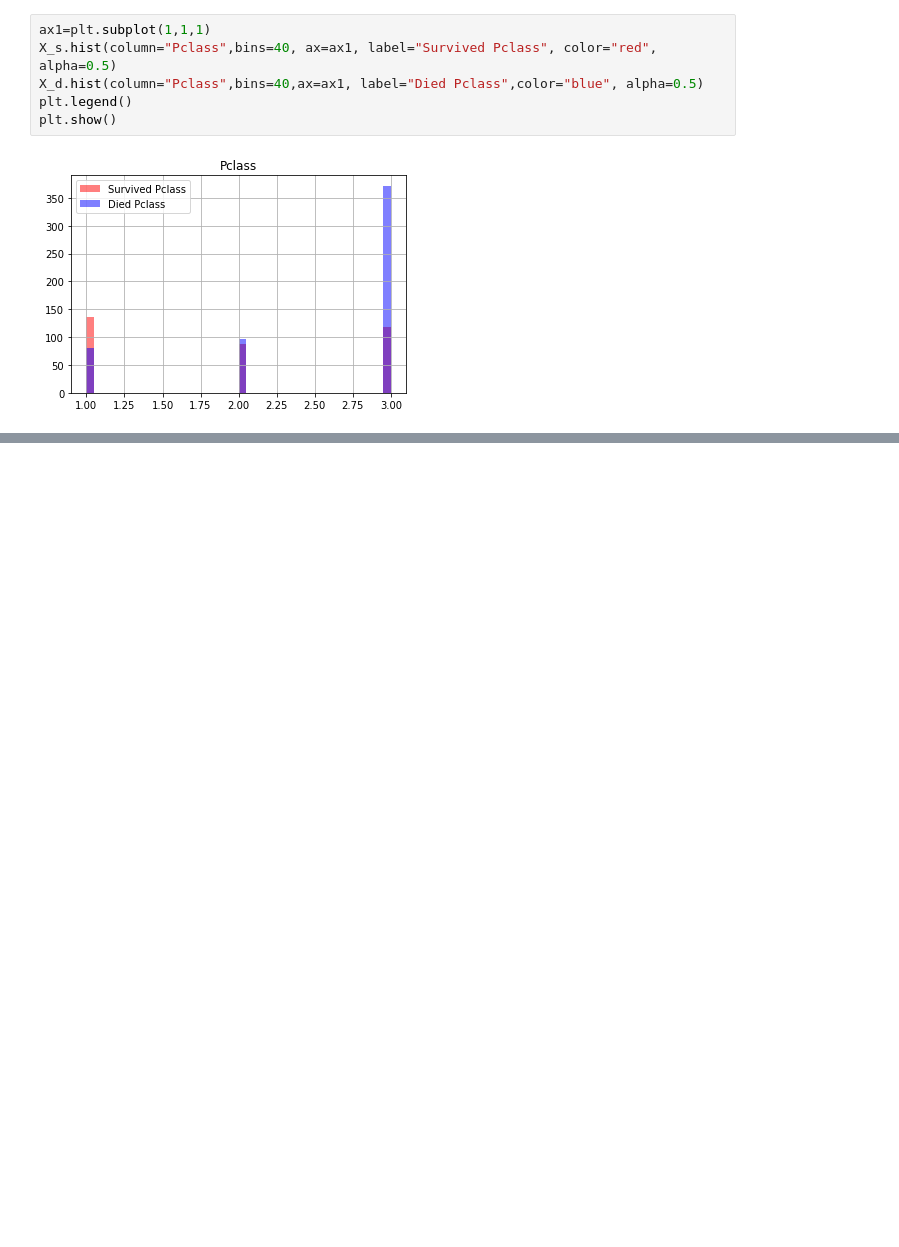
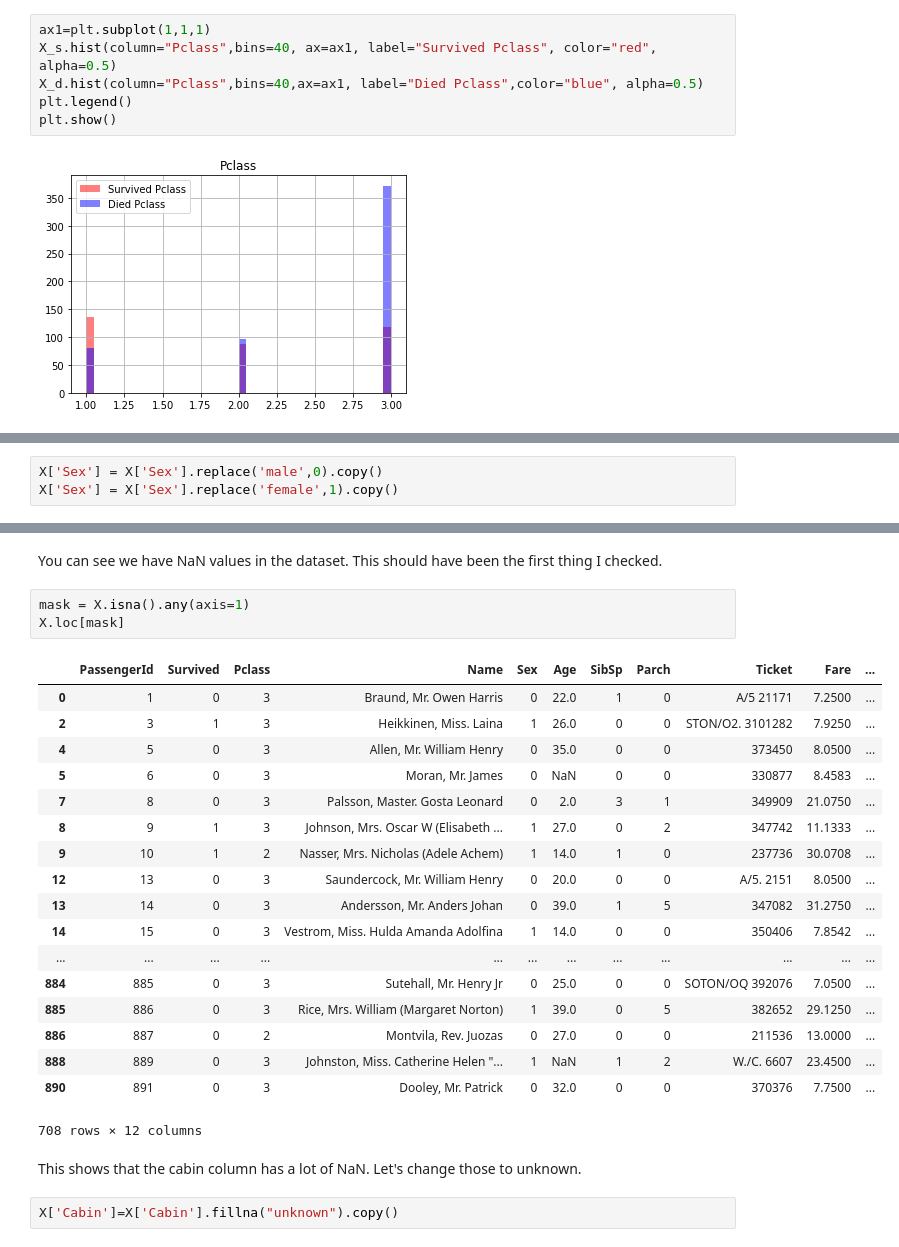
Before and after one commit to tmullen93/TitanicKaggle, a Jupyter notebook: Models/GetToKnowData.ipynb, the cells around one changed output, grey strips where cells are left out. Saved outputs shown, nothing was run; the diff lists cells and outputs as text; blank space fills up the shorter version.

```diff
--- a/Models/GetToKnowData.ipynb
+++ b/Models/GetToKnowData.ipynb
@@ -60,0 +63,3 @@ plt.show()
+# %%
+X['Sex'] = X['Sex'].replace('male',0).copy()
+X['Sex'] = X['Sex'].replace('female',1).copy()
@@ -60,0 +88,28 @@ plt.show()
+# %% [markdown]
+You can see we have NaN values in the dataset. This should have been the first thing I checked.
+# %%
+mask = X.isna().any(axis=1)
+X.loc[mask]
+# %% [output]
+|  | PassengerId | Survived | Pclass | Name | Sex | Age | SibSp | Parch | Ticket | Fare | ... |
+| 0 | 1 | 0 | 3 | Braund, Mr. Owen Harris | 0 | 22.0 | 1 | 0 | A/5 21171 | 7.2500 | ... |
+| 2 | 3 | 1 | 3 | Heikkinen, Miss. Laina | 1 | 26.0 | 0 | 0 | STON/O2. 3101282 | 7.9250 | ... |
+| 4 | 5 | 0 | 3 | Allen, Mr. William Henry | 0 | 35.0 | 0 | 0 | 373450 | 8.0500 | ... |
+| 5 | 6 | 0 | 3 | Moran, Mr. James | 0 | NaN | 0 | 0 | 330877 | 8.4583 | ... |
+| 7 | 8 | 0 | 3 | Palsson, Master. Gosta Leonard | 0 | 2.0 | 3 | 1 | 349909 | 21.0750 | ... |
+| 8 | 9 | 1 | 3 | Johnson, Mrs. Oscar W (Elisabeth ... | 1 | 27.0 | 0 | 2 | 347742 | 11.1333 | ... |
+| 9 | 10 | 1 | 2 | Nasser, Mrs. Nicholas (Adele Achem) | 1 | 14.0 | 1 | 0 | 237736 | 30.0708 | ... |
+| 12 | 13 | 0 | 3 | Saundercock, Mr. William Henry | 0 | 20.0 | 0 | 0 | A/5. 2151 | 8.0500 | ... |
+| 13 | 14 | 0 | 3 | Andersson, Mr. Anders Johan | 0 | 39.0 | 1 | 5 | 347082 | 31.2750 | ... |
+| 14 | 15 | 0 | 3 | Vestrom, Miss. Hulda Amanda Adolfina | 1 | 14.0 | 0 | 0 | 350406 | 7.8542 | ... |
+| ... | ... | ... | ... | ... | ... | ... | ... | ... | ... | ... | ... |
+| 884 | 885 | 0 | 3 | Sutehall, Mr. Henry Jr | 0 | 25.0 | 0 | 0 | SOTON/OQ 392076 | 7.0500 | ... |
+| 885 | 886 | 0 | 3 | Rice, Mrs. William (Margaret Norton) | 1 | 39.0 | 0 | 5 | 382652 | 29.1250 | ... |
+| 886 | 887 | 0 | 2 | Montvila, Rev. Juozas | 0 | 27.0 | 0 | 0 | 211536 | 13.0000 | ... |
+| 888 | 889 | 0 | 3 | Johnston, Miss. Catherine Helen "... | 1 | NaN | 1 | 2 | W./C. 6607 | 23.4500 | ... |
+| 890 | 891 | 0 | 3 | Dooley, Mr. Patrick | 0 | 32.0 | 0 | 0 | 370376 | 7.7500 | ... |
+708 rows × 12 columns
+# %% [markdown]
+This shows that the cabin column has a lot of NaN. Let's change those to unknown.
+# %%
+X['Cabin']=X['Cabin'].fillna("unknown").copy()
```
Also changed, not shown: parts of 11 cells of this notebook.
